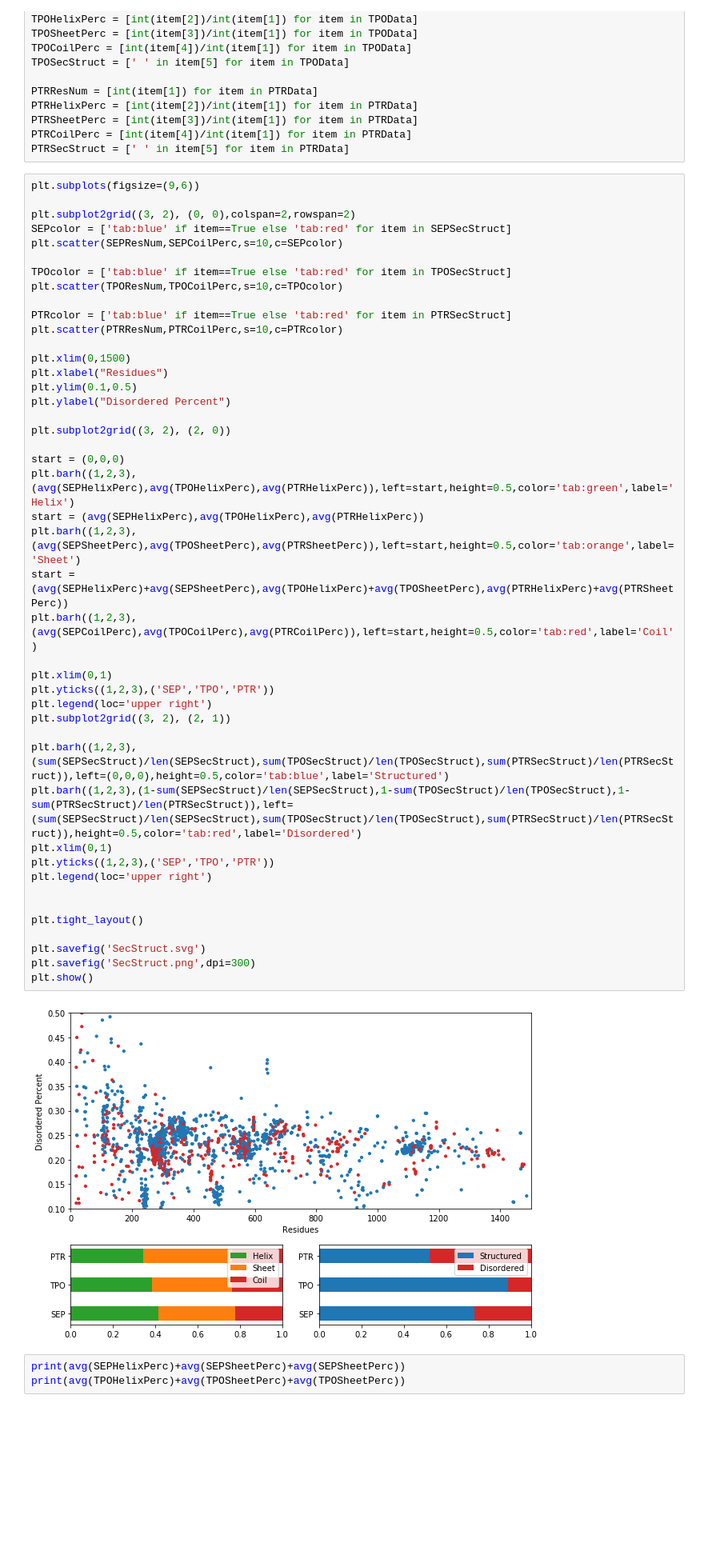
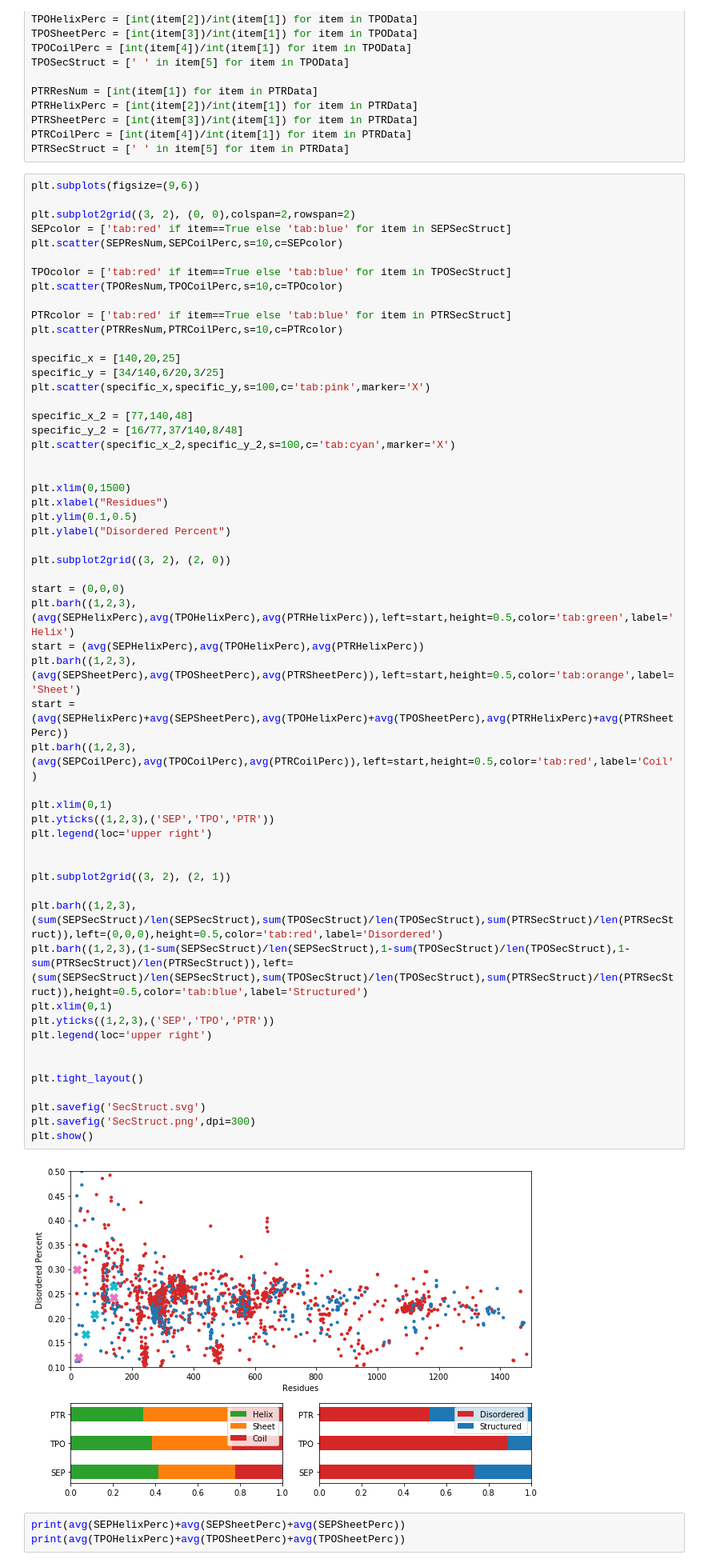
Before and after one commit to Zuricho/My_Lab, a Jupyter notebook: Figure_ipynb/Scatter_secstruc/secStruct.ipynb, the cells around one changed output. Shown: that part at 80% size. Cells and saved outputs as stored; diff of their text form; blank space fills up the shorter version.

```diff
--- a/Figure_ipynb/Scatter_secstruc/secStruct.ipynb
+++ b/Figure_ipynb/Scatter_secstruc/secStruct.ipynb
@@ -36,48 +36,59 @@ PTRSecStruct = [' ' in item[5] for item in PTRData]
 plt.subplots(figsize=(9,6))
 
 plt.subplot2grid((3, 2), (0, 0),colspan=2,rowspan=2)
-SEPcolor = ['tab:blue' if item==True else 'tab:red' for item in SEPSecStruct]
+SEPcolor = ['tab:red' if item==True else 'tab:blue' for item in SEPSecStruct]
 plt.scatter(SEPResNum,SEPCoilPerc,s=10,c=SEPcolor)
 
-TPOcolor = ['tab:blue' if item==True else 'tab:red' for item in TPOSecStruct]
+TPOcolor = ['tab:red' if item==True else 'tab:blue' for item in TPOSecStruct]
 plt.scatter(TPOResNum,TPOCoilPerc,s=10,c=TPOcolor)
 
-PTRcolor = ['tab:blue' if item==True else 'tab:red' for item in PTRSecStruct]
+PTRcolor = ['tab:red' if item==True else 'tab:blue' for item in PTRSecStruct]
 plt.scatter(PTRResNum,PTRCoilPerc,s=10,c=PTRcolor)
+
+specific_x = [140,20,25]
+specific_y = [34/140,6/20,3/25]
+plt.scatter(specific_x,specific_y,s=100,c='tab:pink',marker='X')
+
+specific_x_2 = [77,140,48]
+specific_y_2 = [16/77,37/140,8/48]
+plt.scatter(specific_x_2,specific_y_2,s=100,c='tab:cyan',marker='X')
+
 
 plt.xlim(0,1500)
 plt.xlabel("Residues")
 plt.ylim(0.1,0.5)
 plt.ylabel("Disordered Percent")
 
 plt.subplot2grid((3, 2), (2, 0))
 
 start = (0,0,0)
 plt.barh((1,2,3),(avg(SEPHelixPerc),avg(TPOHelixPerc),avg(PTRHelixPerc)),left=start,height=0.5,color='tab:green',label='Helix')
 start = (avg(SEPHelixPerc),avg(TPOHelixPerc),avg(PTRHelixPerc))
 plt.barh((1,2,3),(avg(SEPSheetPerc),avg(TPOSheetPerc),avg(PTRSheetPerc)),left=start,height=0.5,color='tab:orange',label='Sheet')
 start = (avg(SEPHelixPerc)+avg(SEPSheetPerc),avg(TPOHelixPerc)+avg(TPOSheetPerc),avg(PTRHelixPerc)+avg(PTRSheetPerc))
 plt.barh((1,2,3),(avg(SEPCoilPerc),avg(TPOCoilPerc),avg(PTRCoilPerc)),left=start,height=0.5,color='tab:red',label='Coil')
 
 plt.xlim(0,1)
 plt.yticks((1,2,3),('SEP','TPO','PTR'))
 plt.legend(loc='upper right')
+
+
 plt.subplot2grid((3, 2), (2, 1))
 
-plt.barh((1,2,3),(sum(SEPSecStruct)/len(SEPSecStruct),sum(TPOSecStruct)/len(TPOSecStruct),sum(PTRSecStruct)/len(PTRSecStruct)),left=(0,0,0),height=0.5,color='tab:blue',label='Structured')
-plt.barh((1,2,3),(1-sum(SEPSecStruct)/len(SEPSecStruct),1-sum(TPOSecStruct)/len(TPOSecStruct),1-sum(PTRSecStruct)/len(PTRSecStruct)),left=(sum(SEPSecStruct)/len(SEPSecStruct),sum(TPOSecStruct)/len(TPOSecStruct),sum(PTRSecStruct)/len(PTRSecStruct)),height=0.5,color='tab:red',label='Disordered')
+plt.barh((1,2,3),(sum(SEPSecStruct)/len(SEPSecStruct),sum(TPOSecStruct)/len(TPOSecStruct),sum(PTRSecStruct)/len(PTRSecStruct)),left=(0,0,0),height=0.5,color='tab:red',label='Disordered')
+plt.barh((1,2,3),(1-sum(SEPSecStruct)/len(SEPSecStruct),1-sum(TPOSecStruct)/len(TPOSecStruct),1-sum(PTRSecStruct)/len(PTRSecStruct)),left=(sum(SEPSecStruct)/len(SEPSecStruct),sum(TPOSecStruct)/len(TPOSecStruct),sum(PTRSecStruct)/len(PTRSecStruct)),height=0.5,color='tab:blue',label='Structured')
 plt.xlim(0,1)
 plt.yticks((1,2,3),('SEP','TPO','PTR'))
 plt.legend(loc='upper right')
 
 
 plt.tight_layout()
 
 plt.savefig('SecStruct.svg')
 plt.savefig('SecStruct.png',dpi=300)
 plt.show()
 # %% [output]
-[figure, old version]
+[figure, new version]
 # %%
 print(avg(SEPHelixPerc)+avg(SEPSheetPerc)+avg(SEPSheetPerc))
 print(avg(TPOHelixPerc)+avg(TPOSheetPerc)+avg(TPOSheetPerc))
```
Also changed, not shown: 7 other files.
